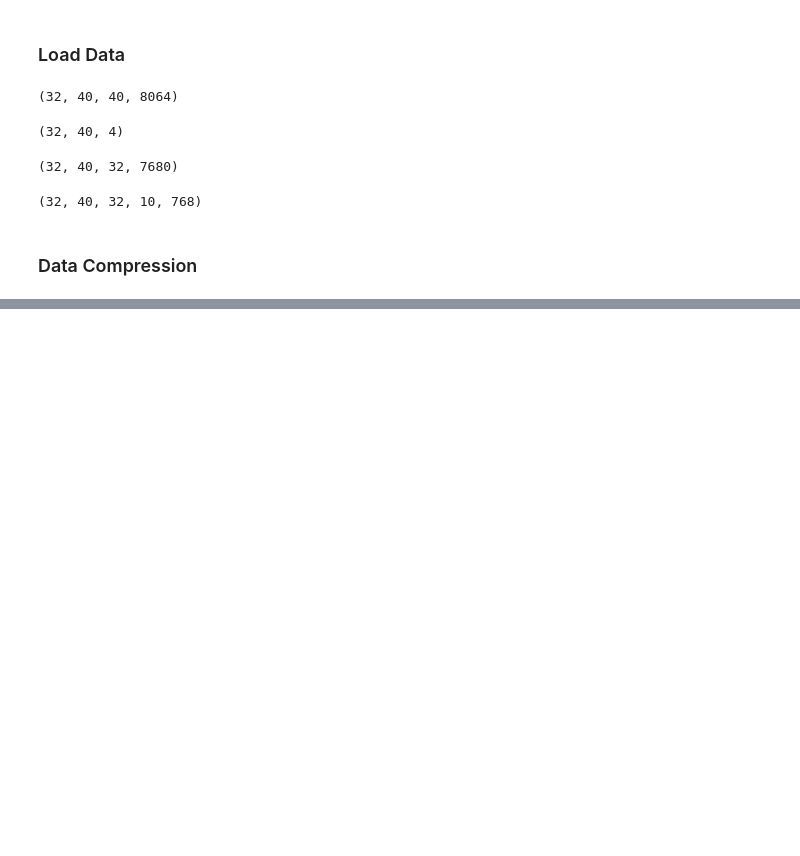
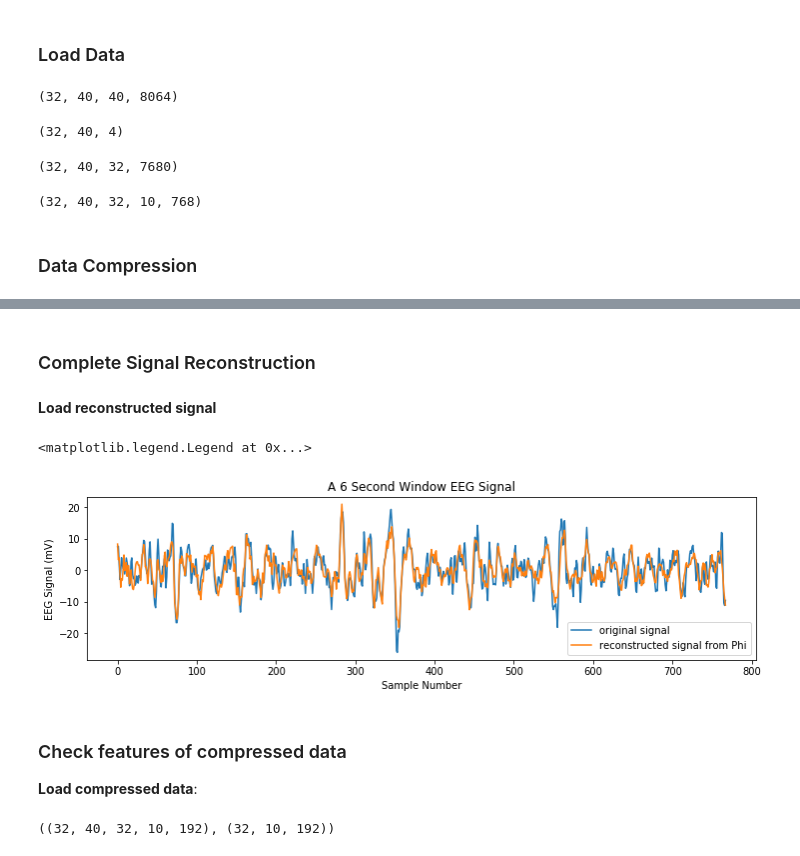
Before and after one commit to rmoughan/Compressive_Sensing_EEG_BMI, a Jupyter notebook: DCT_CompressiveSensing.ipynb, the cells around one changed output, grey strips where cells are left out. Drawn from its saved outputs; the diff is of its cells as text; code cells hidden in the pictures; blank space fills up the shorter version.

```diff
--- a/DCT_CompressiveSensing.ipynb
+++ b/DCT_CompressiveSensing.ipynb
@@ -298,0 +325,11 @@ plt.legend()
+# %%
+M = 192
+N = 768
+p = 15/M
+
+np.random.seed(3)
+Phi = np.random.binomial(1, p, size = (M,N))
+
+size = list(eeg_data.shape[0:4])
+size.append(M)
+y_all = np.zeros(tuple(size))
@@ -298,0 +342,13 @@ plt.legend()
+# %%
+start1 = datetime.now()
+print('start compressing at '+start1.strftime("%H:%M:%S"))
+
+for ind in range(eeg_data.shape[0]):
+    for vid in range(eeg_data.shape[1]):
+        for sensor in range(eeg_data.shape[2]):
+            for recording in range(eeg_data.shape[3]):
+                x = eeg_data[ind,vid,sensor,recording,:]
+                y_all[ind,vid,sensor,recording] = np.dot(Phi, x)
+
+end1 = datetime.now()
+print('end compressing at '+end1.strftime("%H:%M:%S"))
@@ -298,0 +358,4 @@ plt.legend()
+# %% [markdown]
+### Complete Signal Reconstruction
+# %%
+x_reconstructed = np.zeros(np.shape(eeg_data))
@@ -298,0 +396,24 @@ plt.legend()
+# %% [markdown]
+**Load reconstructed signal**
+# %%
+#load reconstructed signal from files
+for i in range(x_reconstructed.shape[0]):
+    filepath = os.path.join(os.getcwd(),'reconstructedData','ind'+str(i)+'.npy')
+    ind_signal = np.load(filepath) #load individual's signal from file
+    x_reconstructed[i] = ind_signal
+# %%
+#check with random signal
+plt.figure(figsize=(12,3))
+plt.plot(eeg_data[7,10,22,5,:], label='original signal')
+plt.plot(x_reconstructed[7,10,22,5,:], label='reconstructed signal from Phi')
+plt.ylabel("EEG Signal (mV)")
+plt.xlabel("Sample Number")
+plt.title("A 6 Second Window EEG Signal");
+plt.legend()
+# %% [output]
+<matplotlib.legend.Legend at 0x...>
+[figure, added]
+# %% [markdown]
+### Check features of compressed data
+
+**Load compressed data**:
@@ -298,0 +462,4 @@ plt.legend()
+# %%
+y_compressed.shape, y_compressed[0,0,:,:].shape
+# %% [output]
+((32, 40, 32, 10, 192), (32, 10, 192))
```
Also changed, not shown: parts of 16 cells of this notebook.
